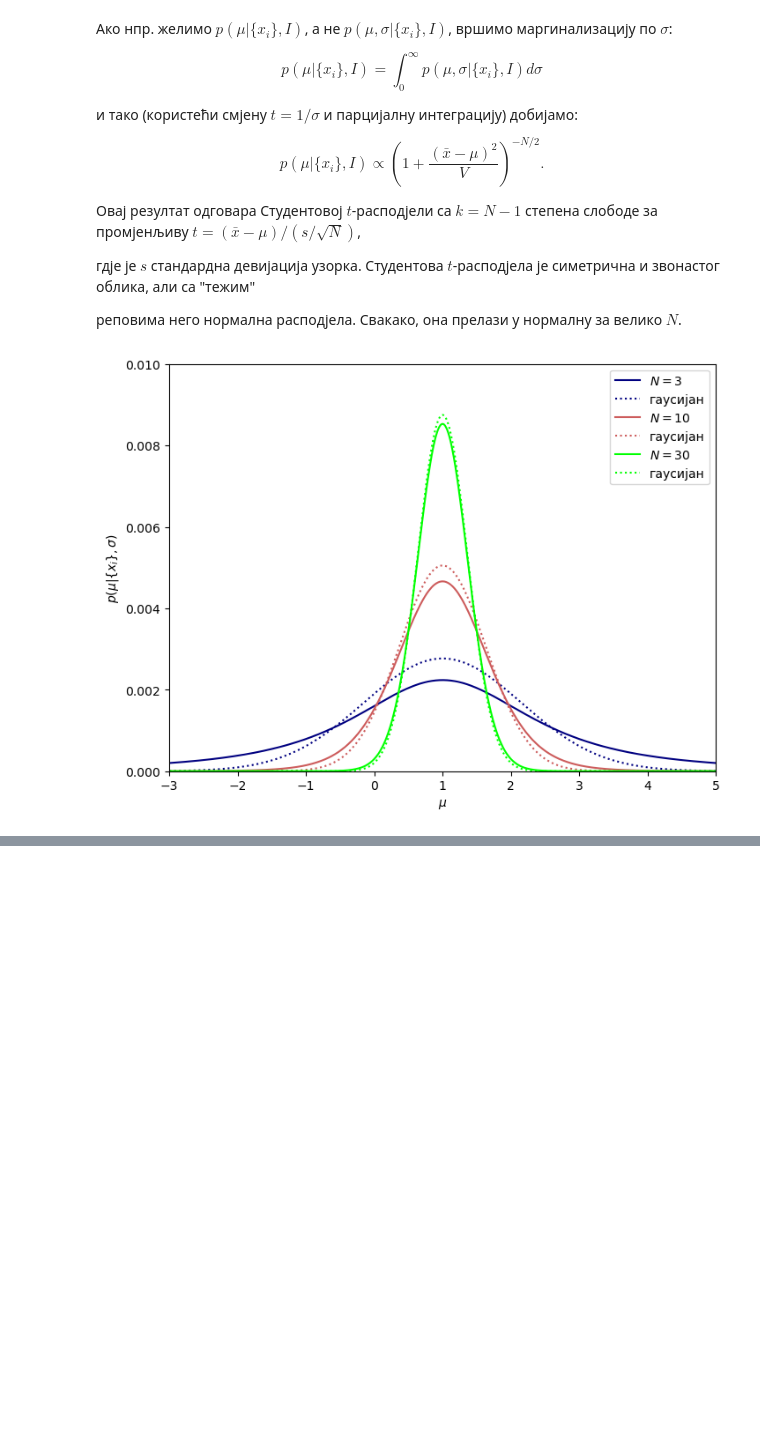
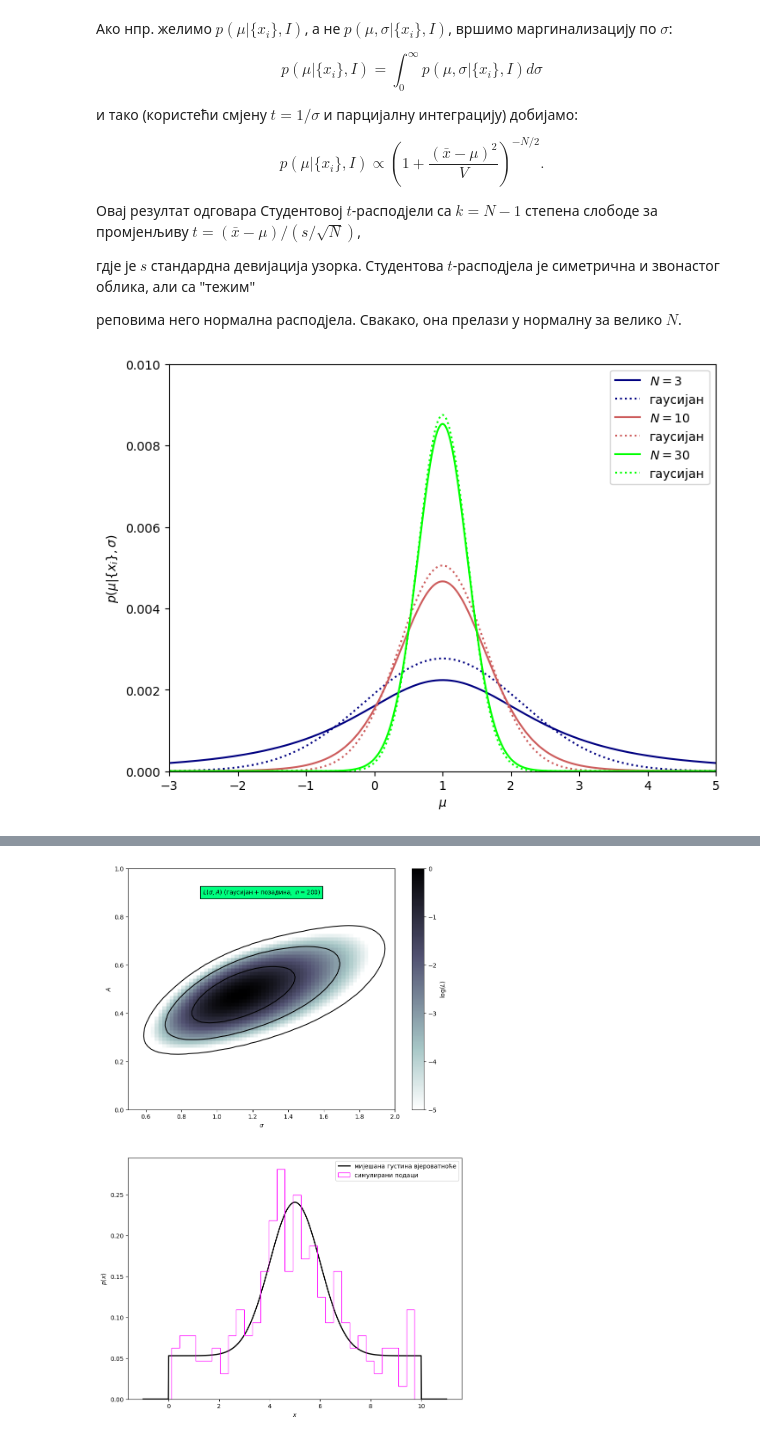
Before and after one commit to zorzeus/Astrostatistika, a Jupyter notebook: as_06.ipynb, the cells around one changed output, grey strips where cells are left out. Saved outputs shown, nothing was run; the diff lists cells and outputs as text; code cells hidden in the pictures; blank space fills up the shorter version.

```diff
--- a/as_06.ipynb
+++ b/as_06.ipynb
@@ -365,0 +470,58 @@ plt.show()
+# %%
+def gausslin_logL(xi, A=0.5, sigma=1.0, mu=5.0, L=10.0): # сваки податак има вјероватноћу која је мјешавина двије расподјеле
+
+    xi = np.asarray(xi)
+    shape = np.broadcast(sigma, A, mu, L).shape
+    xi = xi.reshape(xi.shape + tuple([1 for s in shape]))
+    return np.sum(np.log(A * np.exp(-0.5 * ((xi - mu) / sigma) ** 2)
+                         / (sigma * np.sqrt(2 * np.pi))
+                         + (1. - A) / L), 0)
+
+np.random.seed(0)
+mu = 5.0
+sigma = 1.0
+L = 10.0
+A = 0.5 # пола података из једне, пола из друге расподјеле
+N = 200
+
+xi = np.random.random(N)
+NA = np.sum(xi < A) # NA узорака третирамо као гаусовске, а остале као позадину
+
+dist1 = truncnorm((0 - mu) / sigma, (L - mu) / sigma, mu, sigma) # исјечена гаусовска расподјела
+dist2 = uniform(0, 10)
+xi[:NA] = dist1.rvs(NA)
+xi[NA:] = dist2.rvs(N - NA)
+
+x = np.linspace(-1, 11, 1000)
+fracA = NA * 1. / N
+
+sigma = np.linspace(0.5, 2, 70)
+A = np.linspace(0, 1, 70)
+
+logL = gausslin_logL(xi, A[:, np.newaxis], sigma)
+logL -= logL.max()
+
+fig = plt.figure(figsize=(10, 16))
+
+plt.subplot(211)
+plt.imshow(logL, origin='lower', aspect='auto', extent=(sigma[0], sigma[-1], A[0], A[-1]), cmap='bone_r')
+plt.colorbar().set_label(r'$\log(L)$')
+plt.clim(-5, 0)
+plt.xlabel(r'$\sigma$')
+plt.ylabel(r'$A$')
+
+plt.text(0.5, 0.9, r'$L(\sigma,A)\ (\mathrm{гаусијан + позадина},\ n=200)$',
+        bbox=dict(edgecolor='black', facecolor='springgreen'),
+        ha='center', va='center', transform=plt.gca().transAxes)
+
+plt.contour(sigma, A, convert_to_stdev(logL), levels=(0.683, 0.955, 0.997), colors='black')
+
+plt.subplot(212)
+plt.plot(x, fracA * dist1.pdf(x) + (1. - fracA) * dist2.pdf(x), color='black', lw=2, label='мијешана густина вјероватноће')
+plt.hist(xi, 30, density=True, histtype='step', color='magenta', label='симулирани подаци')
+plt.xlabel('$x$')
+plt.ylabel('$p(x)$')
+plt.legend()
+plt.show()
+# %% [output]
+[figure, added]
```
Also changed, not shown: parts of 13 cells of this notebook, 1 other file.
